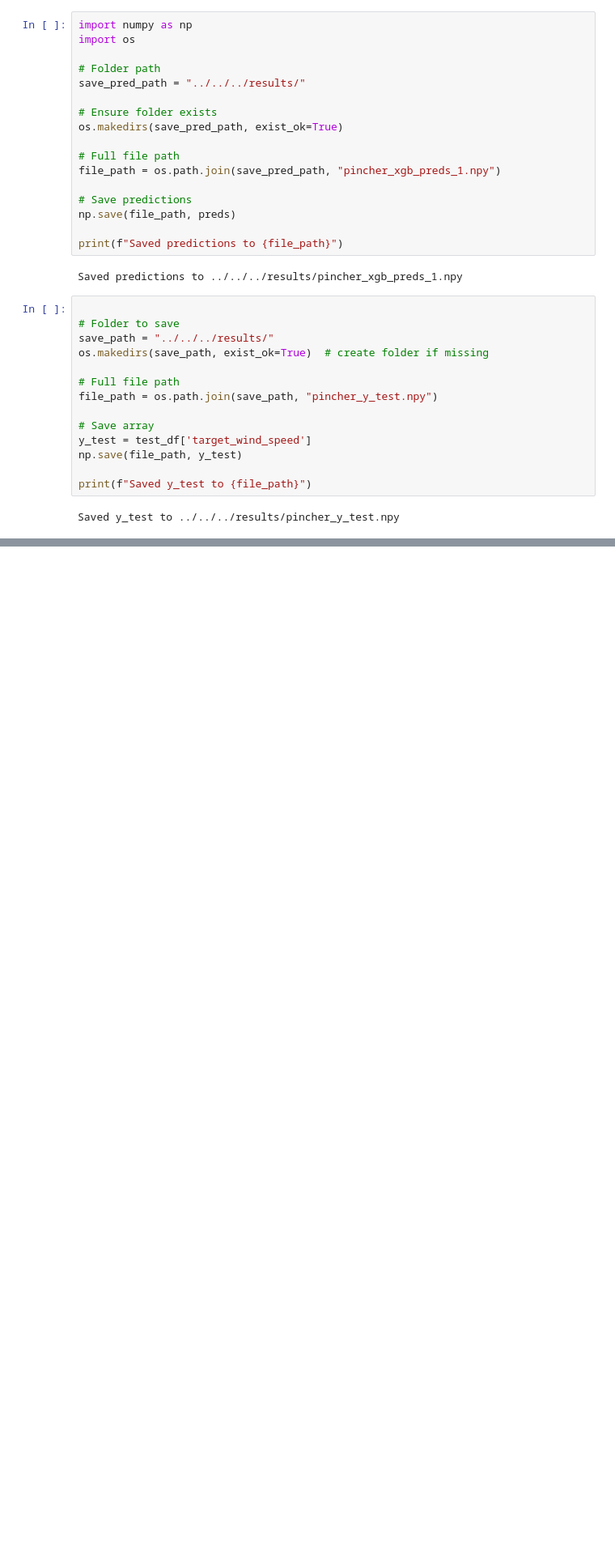
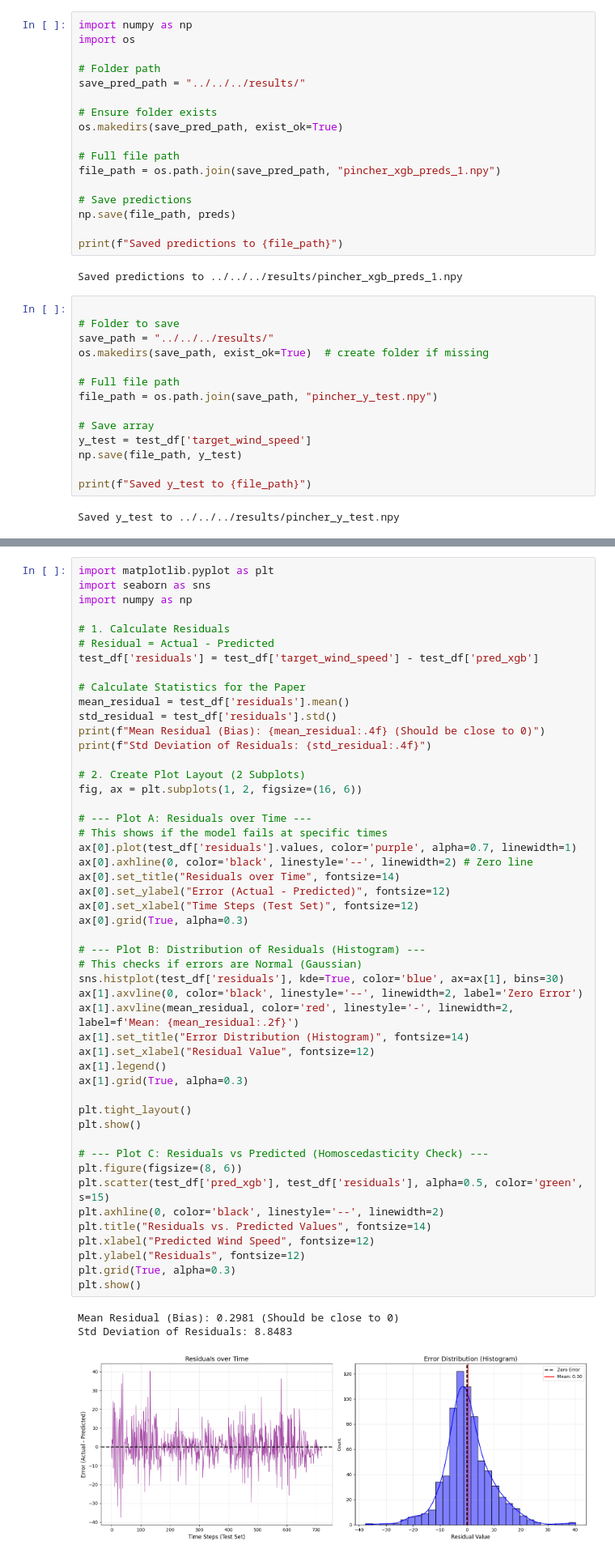
Before and after one commit to amirbaqerzadeh/wind-forecast-benchmark, a Jupyter notebook: notebooks/non-linear/ensemble/pincher_xgboost.ipynb, the cells around one changed output, grey strips where cells are left out. Shown at 81% size. Saved outputs shown, nothing was run; the diff lists cells and outputs as text; blank space fills up the shorter version.

```diff
--- a/notebooks/non-linear/ensemble/pincher_xgboost.ipynb
+++ b/notebooks/non-linear/ensemble/pincher_xgboost.ipynb
@@ -339,0 +488,53 @@ plt.show()
+# %%
+import matplotlib.pyplot as plt
+import seaborn as sns
+import numpy as np
+
+# 1. Calculate Residuals
+# Residual = Actual - Predicted
+test_df['residuals'] = test_df['target_wind_speed'] - test_df['pred_xgb']
+
+# Calculate Statistics for the Paper
+mean_residual = test_df['residuals'].mean()
+std_residual = test_df['residuals'].std()
+print(f"Mean Residual (Bias): {mean_residual:.4f} (Should be close to 0)")
+print(f"Std Deviation of Residuals: {std_residual:.4f}")
+
+# 2. Create Plot Layout (2 Subplots)
+fig, ax = plt.subplots(1, 2, figsize=(16, 6))
+
+# --- Plot A: Residuals over Time ---
+# This shows if the model fails at specific times
+ax[0].plot(test_df['residuals'].values, color='purple', alpha=0.7, linewidth=1)
+ax[0].axhline(0, color='black', linestyle='--', linewidth=2) # Zero line
+ax[0].set_title("Residuals over Time", fontsize=14)
+ax[0].set_ylabel("Error (Actual - Predicted)", fontsize=12)
+ax[0].set_xlabel("Time Steps (Test Set)", fontsize=12)
+ax[0].grid(True, alpha=0.3)
+
+# --- Plot B: Distribution of Residuals (Histogram) ---
+# This checks if errors are Normal (Gaussian)
+sns.histplot(test_df['residuals'], kde=True, color='blue', ax=ax[1], bins=30)
+ax[1].axvline(0, color='black', linestyle='--', linewidth=2, label='Zero Error')
+ax[1].axvline(mean_residual, color='red', linestyle='-', linewidth=2, label=f'Mean: {mean_residual:.2f}')
+ax[1].set_title("Error Distribution (Histogram)", fontsize=14)
+ax[1].set_xlabel("Residual Value", fontsize=12)
+ax[1].legend()
+ax[1].grid(True, alpha=0.3)
+
+plt.tight_layout()
+plt.show()
+
+# --- Plot C: Residuals vs Predicted (Homoscedasticity Check) ---
+plt.figure(figsize=(8, 6))
+plt.scatter(test_df['pred_xgb'], test_df['residuals'], alpha=0.5, color='green', s=15)
+plt.axhline(0, color='black', linestyle='--', linewidth=2)
+plt.title("Residuals vs. Predicted Values", fontsize=14)
+plt.xlabel("Predicted Wind Speed", fontsize=12)
+plt.ylabel("Residuals", fontsize=12)
+plt.grid(True, alpha=0.3)
+plt.show()
+# %% [output]
+Mean Residual (Bias): 0.2981 (Should be close to 0)
+Std Deviation of Residuals: 8.8483
+[figure, added]
```
Also changed, not shown: parts of 10 cells of this notebook.
